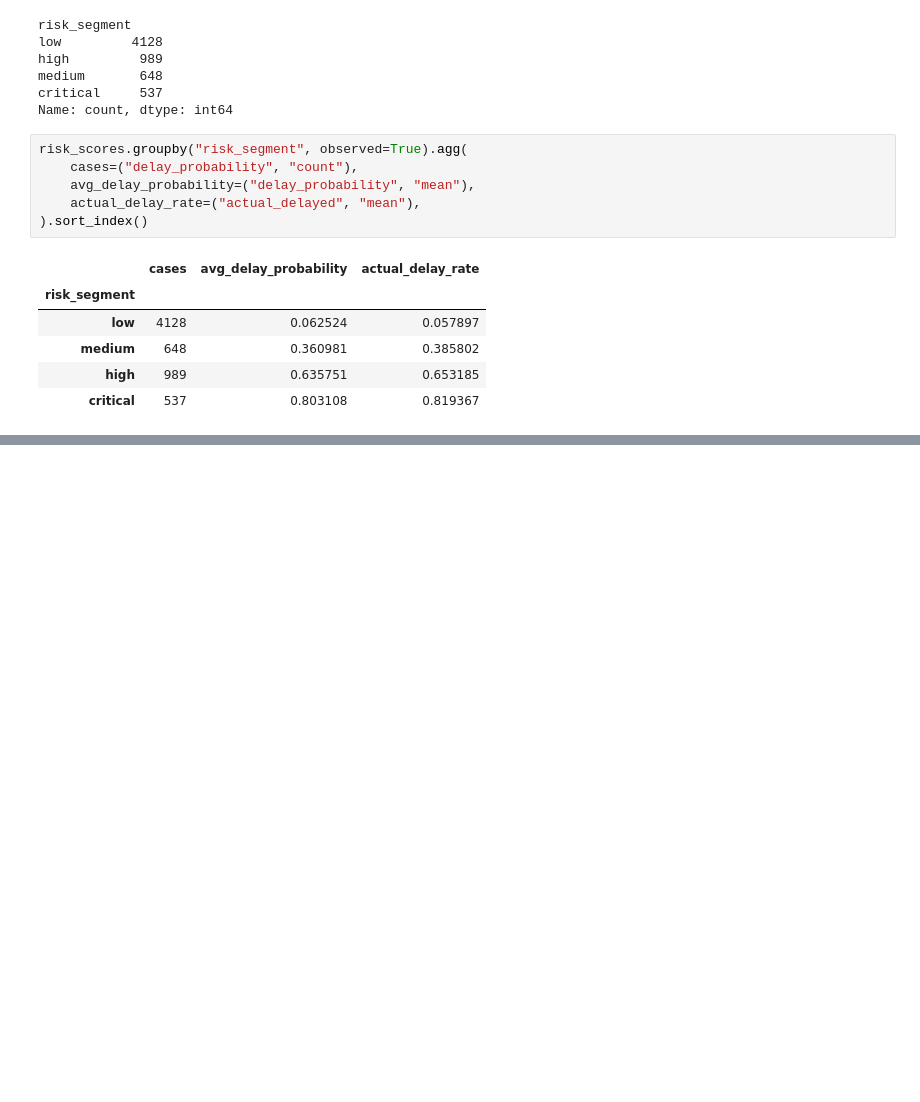
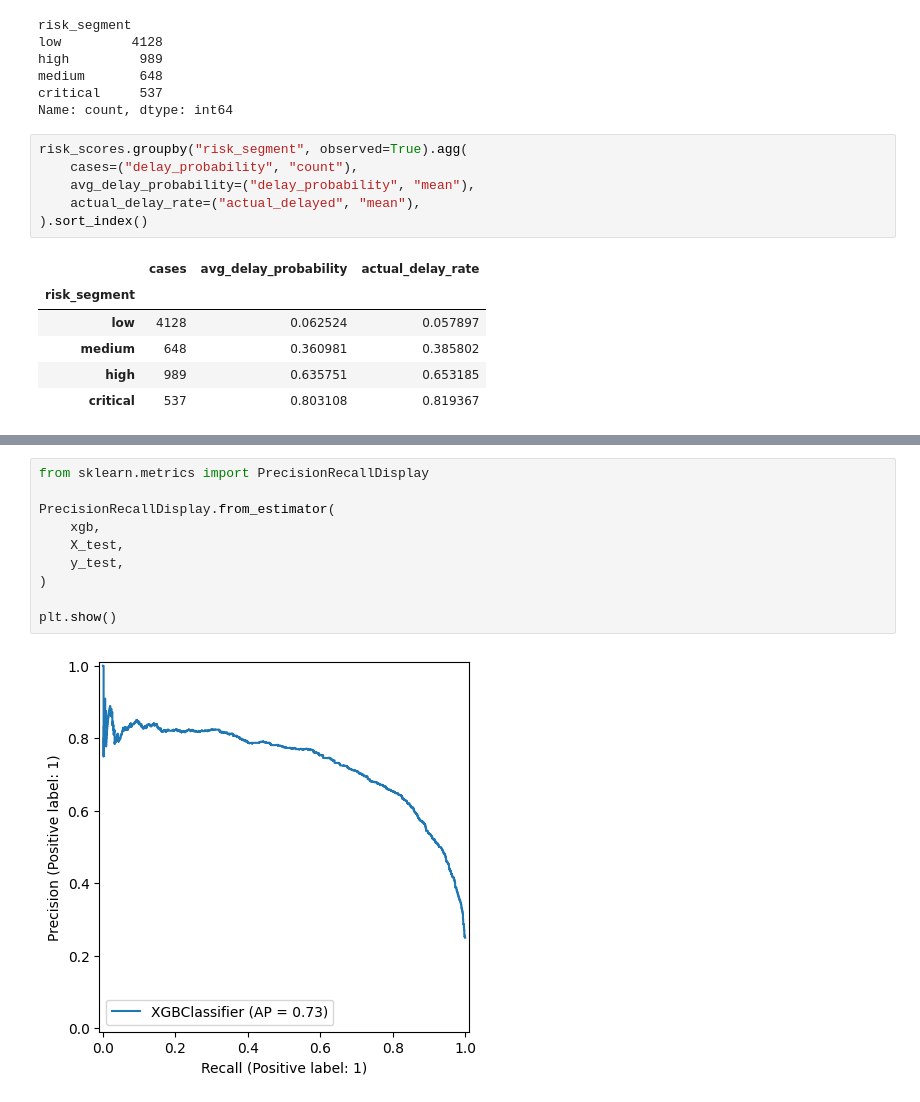
Before and after one commit to alfergal/ml-studio, a Jupyter notebook: ml/loanops/notebooks/01_eda.ipynb, the cells around one changed output, grey strips where cells are left out. Drawn from its saved outputs; the diff is of its cells as text; blank space fills up the shorter version.

```diff
--- a/ml/loanops/notebooks/01_eda.ipynb
+++ b/ml/loanops/notebooks/01_eda.ipynb
@@ -509,0 +532,12 @@ risk_scores.groupby("risk_segment", observed=True).agg(
+# %%
+from sklearn.metrics import PrecisionRecallDisplay
+
+PrecisionRecallDisplay.from_estimator(
+    xgb,
+    X_test,
+    y_test,
+)
+
+plt.show()
+# %% [output]
+[figure, added]
```
Also changed, not shown: parts of 4 cells of this notebook.
